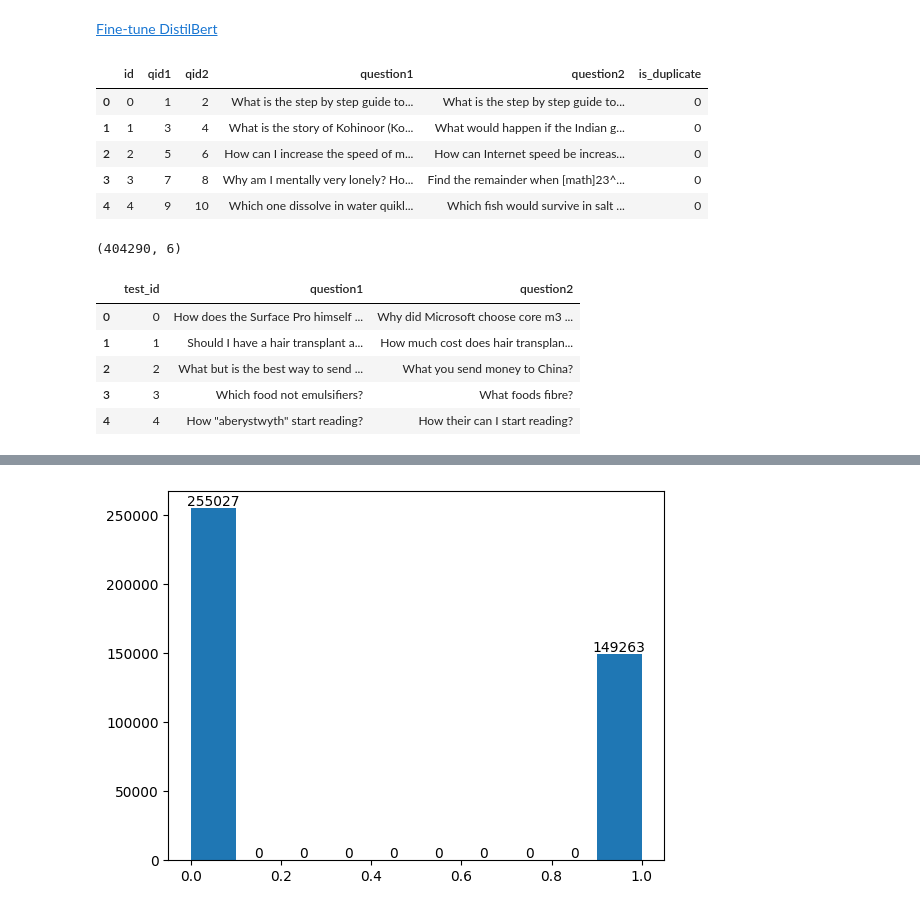
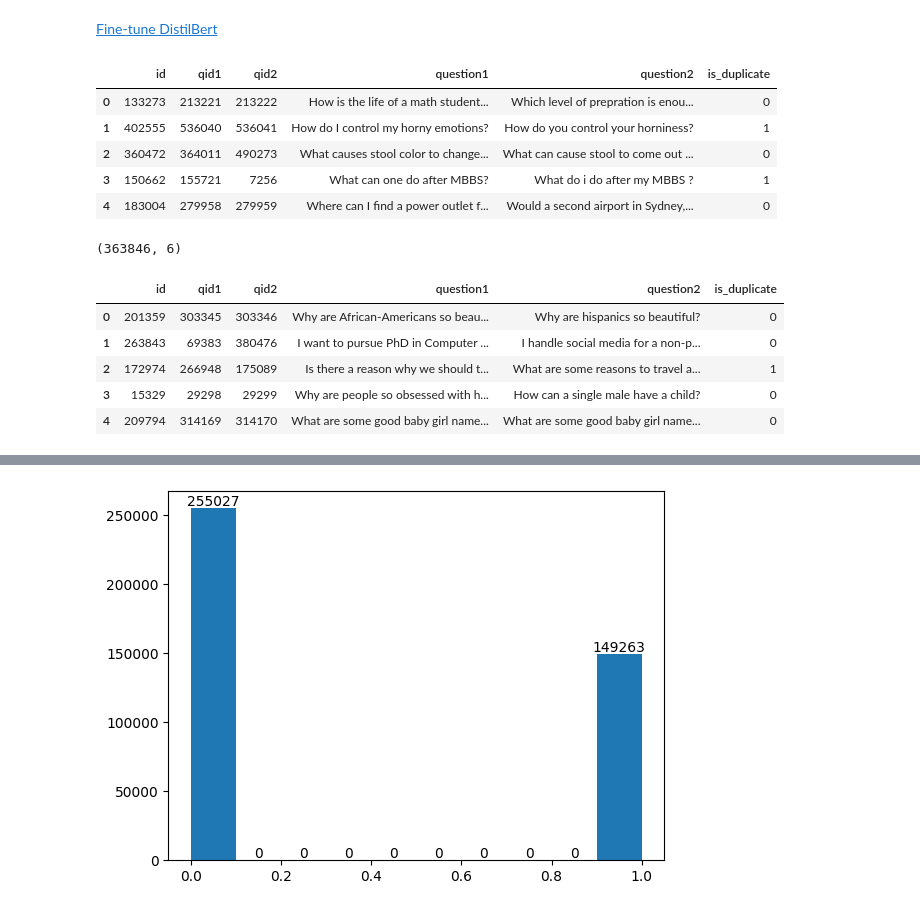
Before and after one commit to cs3244-group-16/quora-question-pairs, a Jupyter notebook: notebooks/01-binh-classification-rnn.ipynb, the cells around one changed output, grey strips where cells are left out. Cells and saved outputs as stored; diff of their text form; code cells hidden in the pictures.

```diff
--- a/notebooks/01-binh-classification-rnn.ipynb
+++ b/notebooks/01-binh-classification-rnn.ipynb
@@ -12,29 +14,29 @@ np.random.seed(42)
 # %%
 DATA_DIR = join('..', 'data', 'raw')
 # %%
-train_df = pd.read_csv(join(DATA_DIR, 'train.csv'))
-train_df.head()
+train_full_df = pd.read_csv(join(DATA_DIR, 'train.tsv'), sep='\t')
+train_full_df.head()
 # %% [output]
 |  | id | qid1 | qid2 | question1 | question2 | is_duplicate |
-| 0 | 0 | 1 | 2 | What is the step by step guide to... | What is the step by step guide to... | 0 |
-| 1 | 1 | 3 | 4 | What is the story of Kohinoor (Ko... | What would happen if the Indian g... | 0 |
-| 2 | 2 | 5 | 6 | How can I increase the speed of m... | How can Internet speed be increas... | 0 |
-| 3 | 3 | 7 | 8 | Why am I mentally very lonely? Ho... | Find the remainder when [math]23^... | 0 |
-| 4 | 4 | 9 | 10 | Which one dissolve in water quikl... | Which fish would survive in salt ... | 0 |
+| 0 | 133273 | 213221 | 213222 | How is the life of a math student... | Which level of prepration is enou... | 0 |
+| 1 | 402555 | 536040 | 536041 | How do I control my horny emotions? | How do you control your horniness? | 1 |
+| 2 | 360472 | 364011 | 490273 | What causes stool color to change... | What can cause stool to come out ... | 0 |
+| 3 | 150662 | 155721 | 7256 | What can one do after MBBS? | What do i do after my MBBS ? | 1 |
+| 4 | 183004 | 279958 | 279959 | Where can I find a power outlet f... | Would a second airport in Sydney,... | 0 |
 # %%
-train_df.shape
+train_full_df.shape
 # %% [output]
-(404290, 6)
+(363846, 6)
 # %%
-test_df = pd.read_csv(join(DATA_DIR, 'test.csv'))
+test_df = pd.read_csv(join(DATA_DIR, 'dev.tsv'), sep='\t')
 test_df.head()
 # %% [output]
-|  | test_id | question1 | question2 |
-| 0 | 0 | How does the Surface Pro himself ... | Why did Microsoft choose core m3 ... |
-| 1 | 1 | Should I have a hair transplant a... | How much cost does hair transplan... |
-| 2 | 2 | What but is the best way to send ... | What you send money to China? |
-| 3 | 3 | Which food not emulsifiers? | What foods fibre? |
-| 4 | 4 | How "aberystwyth" start reading? | How their can I start reading? |
+|  | id | qid1 | qid2 | question1 | question2 | is_duplicate |
+| 0 | 201359 | 303345 | 303346 | Why are African-Americans so beau... | Why are hispanics so beautiful? | 0 |
+| 1 | 263843 | 69383 | 380476 | I want to pursue PhD in Computer ... | I handle social media for a non-p... | 0 |
+| 2 | 172974 | 266948 | 175089 | Is there a reason why we should t... | What are some reasons to travel a... | 1 |
+| 3 | 15329 | 29298 | 29299 | Why are people so obsessed with h... | How can a single male have a child? | 0 |
+| 4 | 209794 | 314169 | 314170 | What are some good baby girl name... | What are some good baby girl name... | 0 |
 # %%
 test_df.shape
 # %% [output]
```
Also changed, not shown: parts of 6 cells of this notebook, 1 other file.
